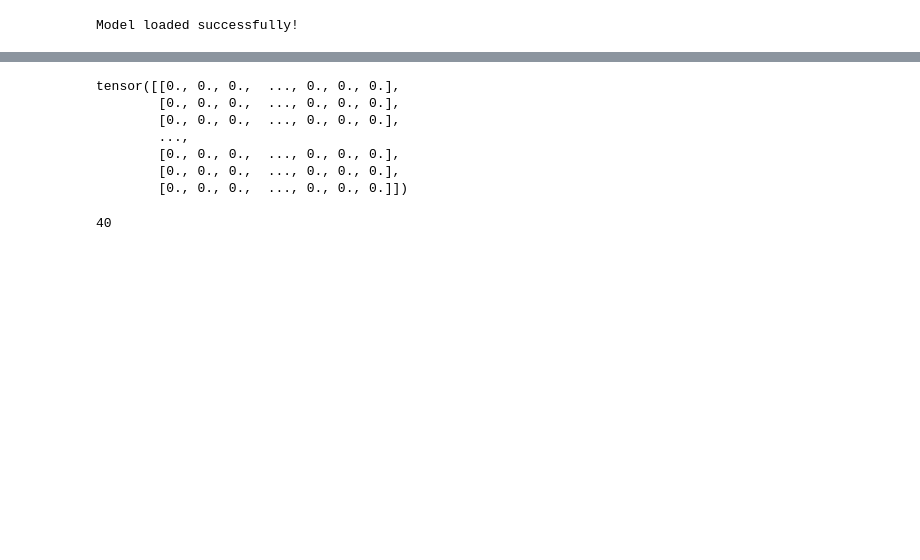
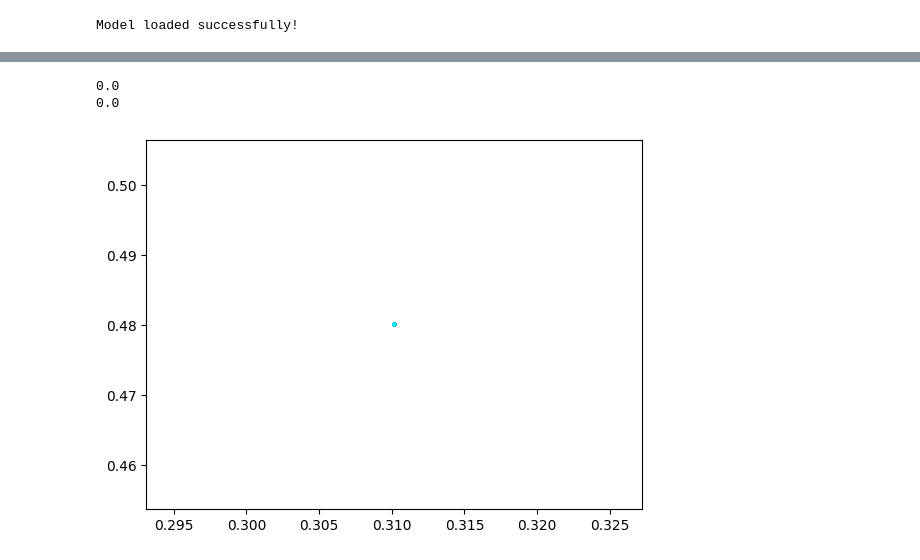
Before and after one commit to NT-Loi/SI_WDGRL, a Jupyter notebook: run.ipynb, the cells around one changed output, grey strips where cells are left out. Saved outputs shown, nothing was run; the diff lists cells and outputs as text; code cells hidden in the pictures; blank space fills up the shorter version.

```diff
--- a/run.ipynb
+++ b/run.ipynb
@@ -163,7 +228,7 @@ class WDGRL():
         return self.critic(self.generator(x)).mean().item()
 # %%
 # Create a new instance of the WDGRL model (same architecture as before)
-model = WDGRL()
+model = WDGRL(generator_hidden_dims=[8, 4, 2])
 
 # Load the saved checkpoint
 checkpoint = torch.load("wdgrl.pth", map_location=model.device, weights_only=True)
@@ -189,28 +251,24 @@ xs_hat.shape, xt_hat.shape
-# %%
-print(xt_hat)
-# %% [output]
-tensor([[0., 0., 0.,  ..., 0., 0., 0.],
-        [0., 0., 0.,  ..., 0., 0., 0.],
-        [0., 0., 0.,  ..., 0., 0., 0.],
-        ...,
-        [0., 0., 0.,  ..., 0., 0., 0.],
-        [0., 0., 0.,  ..., 0., 0., 0.],
-        [0., 0., 0.,  ..., 0., 0., 0.]])
 # %%
 x_hat = torch.cat([xs_hat, xt_hat], dim=0)
 detect_outlier_idx = []
-alpha = 1.5
+alpha = 0.1
 for i in range(x_hat.shape[1]):
     x_hat_i = x_hat[:, i]
     median = x_hat_i.median().item()
     mad = torch.abs(x_hat_i - median).median().item()
     lower = median - alpha * mad
     upper = median + alpha * mad
+    print(mad)
     for j in range(nt):
         value = xt_hat[j, i].item()
         if value < lower or value > upper and j not in detect_outlier_idx:
             detect_outlier_idx.append(j)
+# %% [output]
+0.0
+0.0
-# %%
-print(yt[detect_outlier_idx].sum().item())
-# %% [output]
-40
+# %%
+plt.scatter(xs_hat[:, 0], xs_hat[:, 1], c=ys, cmap='viridis', s=2)
+plt.scatter(xt_hat[:, 0], xt_hat[:, 1], c=yt, cmap='cool', s=2)
+plt.show()
+# %% [output]
+[figure, added]
```
Also changed, not shown: parts of 6 cells of this notebook, 2 other files.
